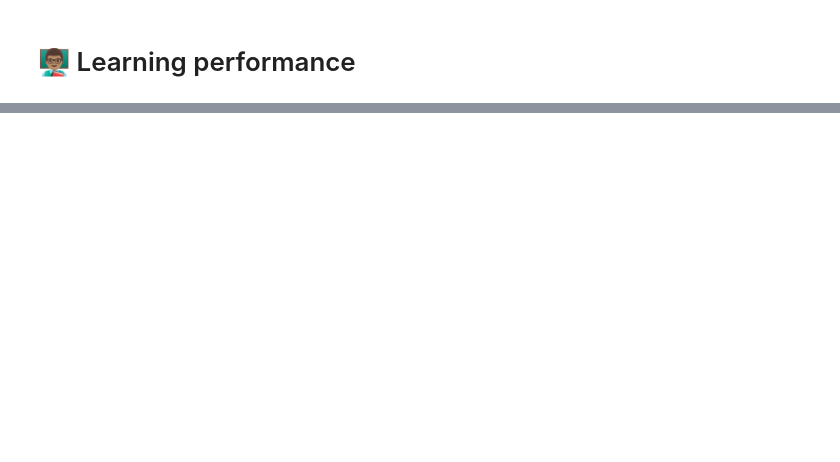
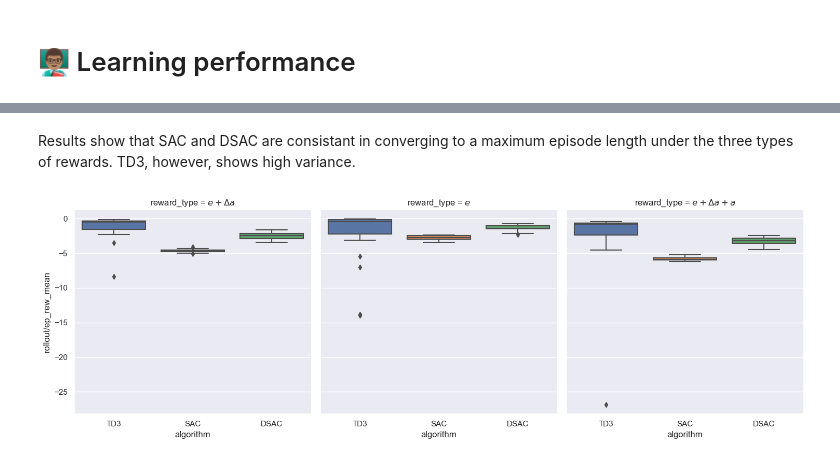
Before and after one commit to iamlucasvieira/HybridRL-FlightControl, a Jupyter notebook: notebooks/best_reward.ipynb, the cells around one changed output, grey strips where cells are left out. Saved outputs shown, nothing was run; the diff lists cells and outputs as text; code cells hidden in the pictures; blank space fills up the shorter version.

```diff
--- a/notebooks/best_reward.ipynb
+++ b/notebooks/best_reward.ipynb
@@ -70,0 +67,7 @@ g = sns.relplot(data=df_learn_s_smooth, x="step", y="rollout/ep_len_mean", hue="
+# %% [markdown]
+Results show that SAC and DSAC are consistant in converging to a maximum episode length under the three types of rewards. TD3, however, shows high variance.
+# %%
+convergence_id = df_learn.groupby(["run"])["global_step"].idxmax().values
+sns.catplot(data=df_learn.iloc[convergence_id], x="algorithm", y="rollout/ep_rew_mean", col="reward_type", kind="box", order=col_order);
+# %% [output]
+[figure, added]
```
Also changed, not shown: parts of 16 cells of this notebook.
